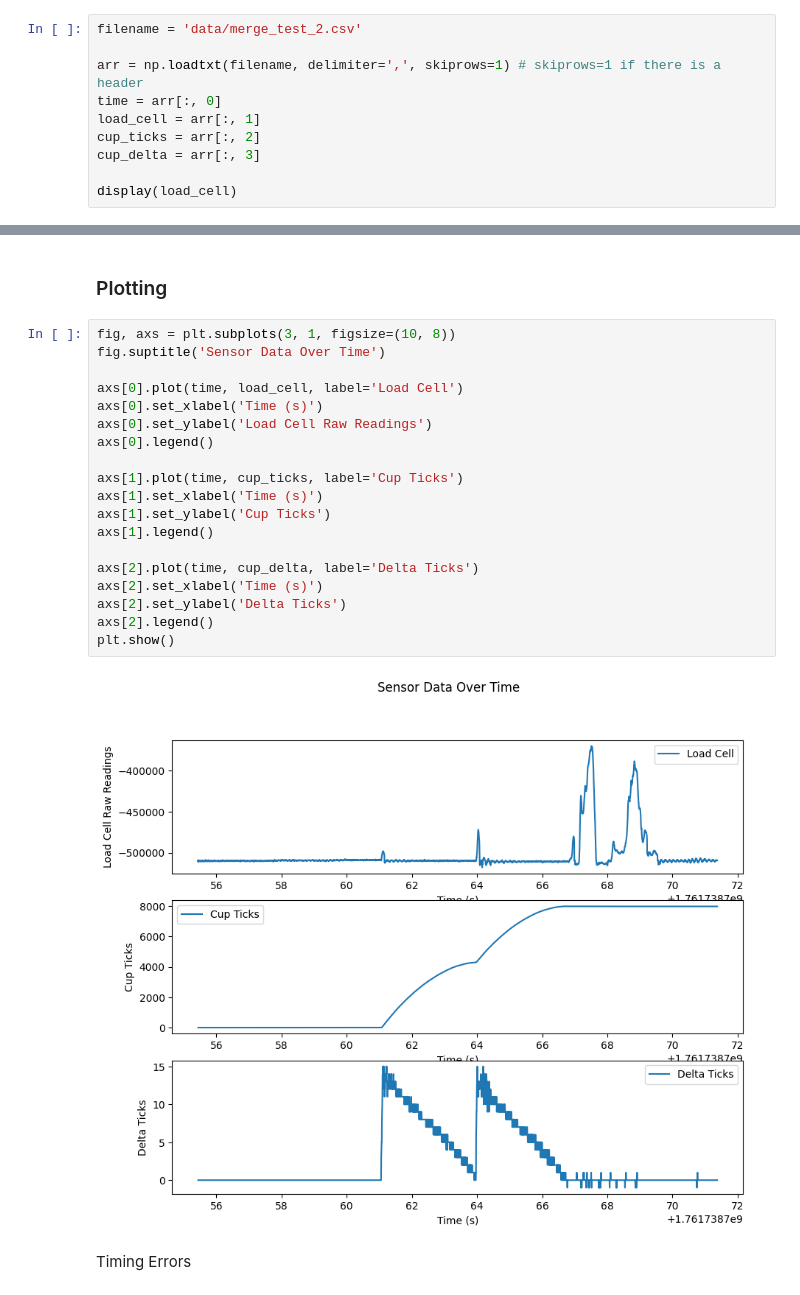
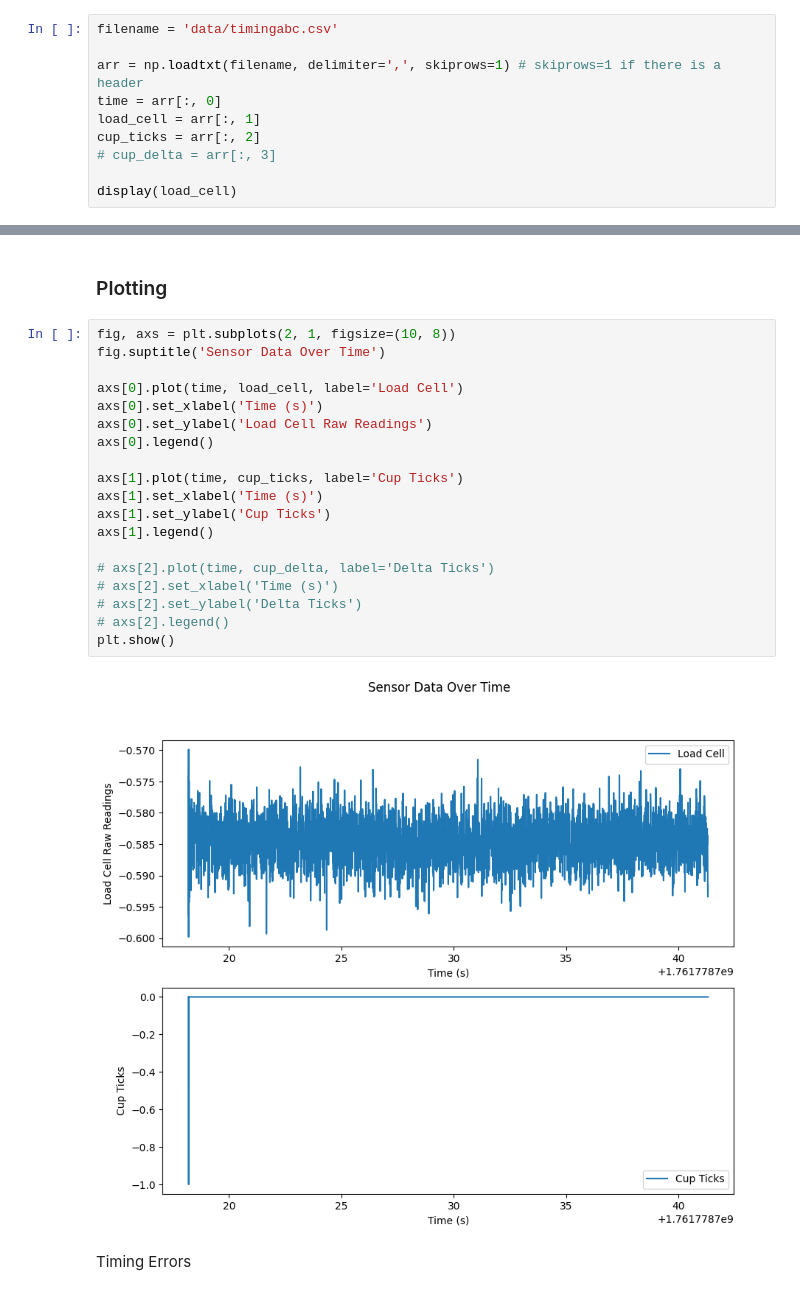
Before and after one commit to Dami28O/COMP0219-Coursework1, a Jupyter notebook: regression.ipynb, the cells around one changed output, grey strips where cells are left out. Saved outputs shown, nothing was run; the diff lists cells and outputs as text.

```diff
--- a/regression.ipynb
+++ b/regression.ipynb
@@ -13,13 +13,13 @@ import matplotlib.pyplot as plt
 ### Read the CSV File
 Load them into one dimensional np arrays for plotting. For training - use all columns expect for the time. Also ensure that the ground truth is synced with the data readings from our sensor
 # %%
-filename = 'data/merge_test_2.csv'
+filename = 'data/timingabc.csv'
 
 arr = np.loadtxt(filename, delimiter=',', skiprows=1) # skiprows=1 if there is a header
 time = arr[:, 0]
 load_cell = arr[:, 1]
 cup_ticks = arr[:, 2]
-cup_delta = arr[:, 3]
+# cup_delta = arr[:, 3]
 
 display(load_cell)
 # %% [output]
@@ -28,26 +28,26 @@ array([-510420., -509869., -509232., ..., -509354., -509509., -509404.],
 # %% [markdown]
 ### Plotting
 # %%
-fig, axs = plt.subplots(3, 1, figsize=(10, 8))
+fig, axs = plt.subplots(2, 1, figsize=(10, 8))
 fig.suptitle('Sensor Data Over Time')
 
 axs[0].plot(time, load_cell, label='Load Cell')
 axs[0].set_xlabel('Time (s)')
 axs[0].set_ylabel('Load Cell Raw Readings')
 axs[0].legend()
 
 axs[1].plot(time, cup_ticks, label='Cup Ticks')
 axs[1].set_xlabel('Time (s)')
 axs[1].set_ylabel('Cup Ticks')
 axs[1].legend()
 
-axs[2].plot(time, cup_delta, label='Delta Ticks')
-axs[2].set_xlabel('Time (s)')
-axs[2].set_ylabel('Delta Ticks')
-axs[2].legend()
+# axs[2].plot(time, cup_delta, label='Delta Ticks')
+# axs[2].set_xlabel('Time (s)')
+# axs[2].set_ylabel('Delta Ticks')
+# axs[2].legend()
 plt.show()
 # %% [output]
-[figure, old version]
+[figure, new version]
 # %% [markdown]
 Timing Errors
 # %%
```
Also changed, not shown: parts of 4 cells of this notebook, 12 other files.
